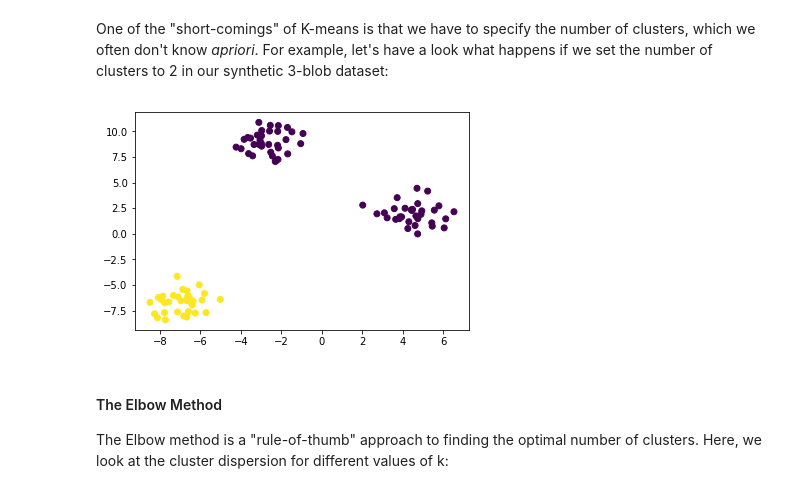
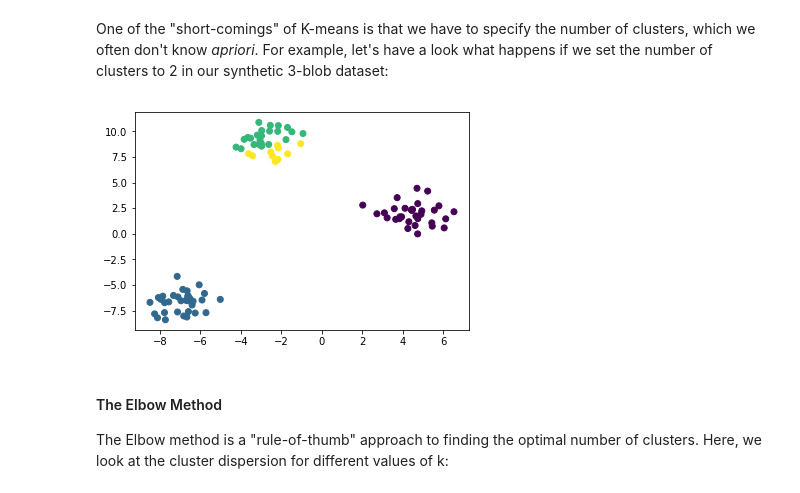
Before and after one commit to mstfldmr/IntelAIWorkshop, a Jupyter notebook: ClusteringBlobs.ipynb, the cells around one changed output. Cells and saved outputs as stored; diff of their text form; code cells hidden in the pictures.

```diff
--- a/ClusteringBlobs.ipynb
+++ b/ClusteringBlobs.ipynb
@@ -115,11 +111,11 @@ adjusted_rand_score(y, labels)
 # %% [markdown]
 One of the "short-comings" of K-means is that we have to specify the number of clusters, which we often don't know *apriori*. For example, let's have a look what happens if we set the number of clusters to 2 in our synthetic 3-blob dataset:
 # %%
-kmeans = KMeans(n_clusters=2, random_state=42)
+kmeans = KMeans(n_clusters=4, random_state=42)
 labels = kmeans.fit_predict(X)
 plt.scatter(X[:, 0], X[:, 1], c=labels);
 # %% [output]
-[figure, old version]
+[figure, new version]
 # %% [markdown]
 #### The Elbow Method
 
```
Also changed, not shown: parts of 4 cells of this notebook, 9 other files.
